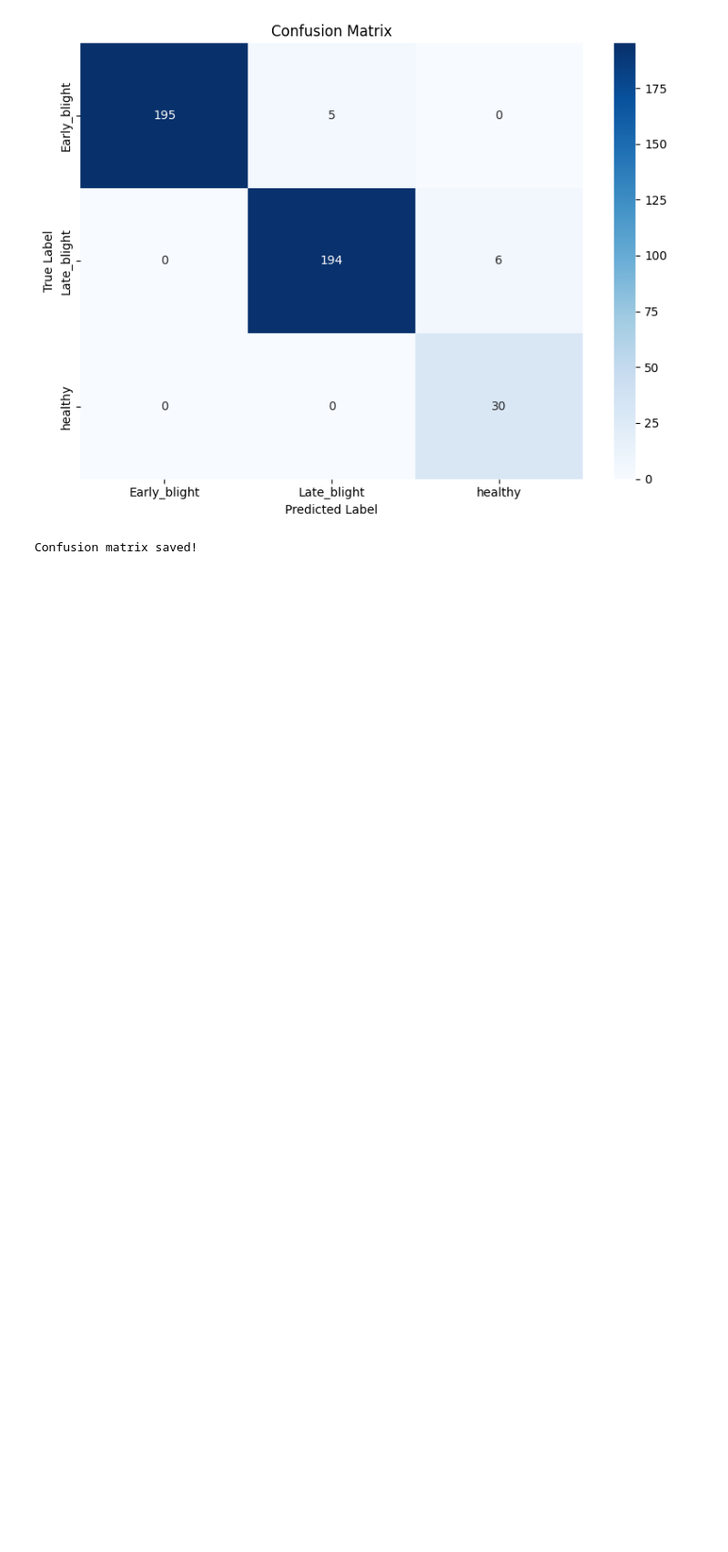
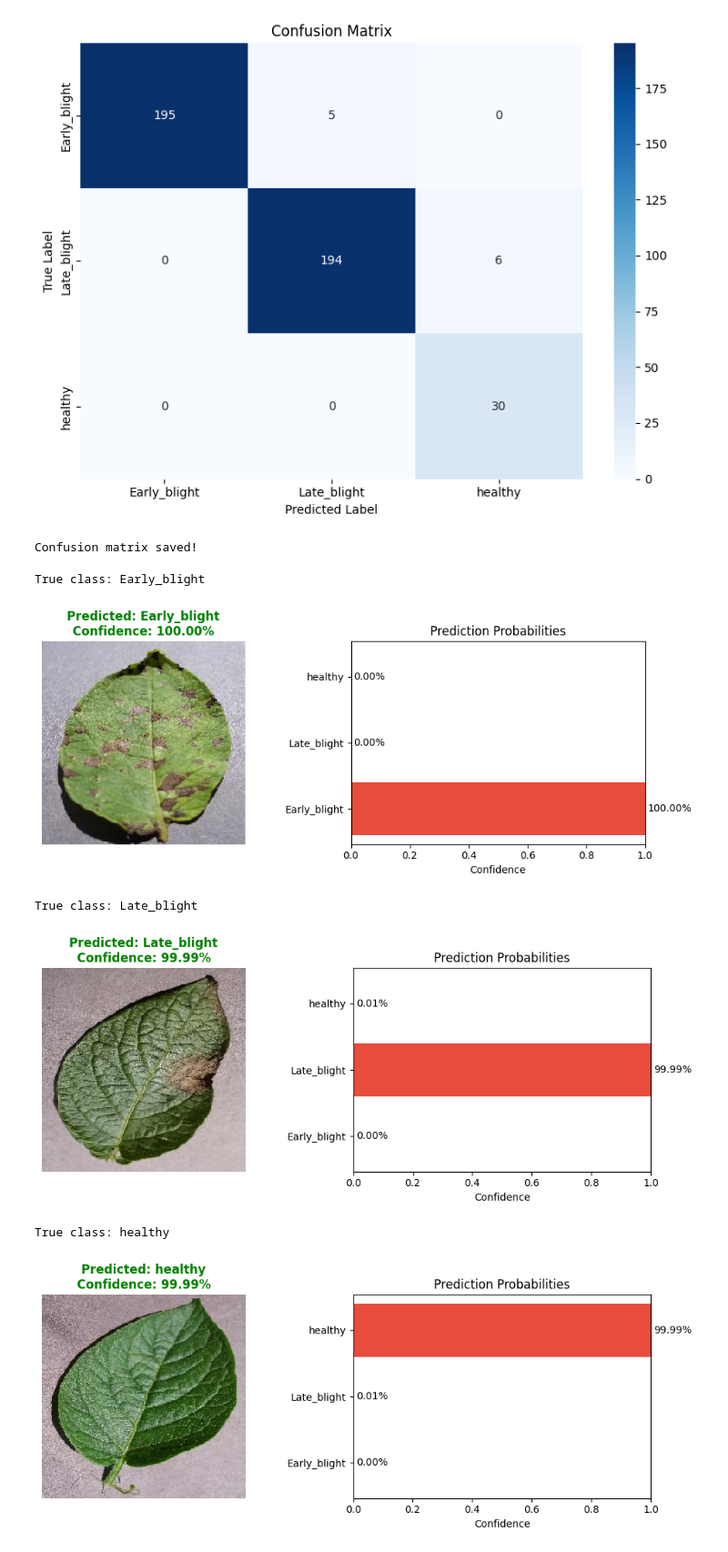
Before and after one commit to Mombinjenga/Potato-Disease-Detector, a Jupyter notebook: Potato_ML.ipynb, the cells around one changed output. Shown at 91% size. Drawn from its saved outputs; the diff is of its cells as text; code cells hidden in the pictures; blank space fills up the shorter version.

Commit message:
visualize model predictions with confidence scores

```diff
--- a/Potato_ML.ipynb
+++ b/Potato_ML.ipynb
@@ -521,3 +521,62 @@ Early_blight       1.00      0.97      0.99       200
 weighted avg       0.98      0.97      0.97       430
 [figure]
 Confusion matrix saved!
+# %%
+# visualize predictions on random images
+
+import random
+from tensorflow.keras.preprocessing.image import load_img, img_to_array
+
+def predict_image(model, img_path, class_names):
+    # load and prepare image
+    img = load_img(img_path, target_size=(224, 224))
+    img_array = img_to_array(img)
+    img_array = np.expand_dims(img_array, axis=0)  # add batch dimension
+
+    # get prediction
+    probs = model.predict(img_array, verbose=0)[0]
+    pred_idx = np.argmax(probs)
+    pred_class = class_names[pred_idx].replace('Potato___', '')
+    confidence = probs[pred_idx]
+
+    # display image and prediction
+    fig, (ax1, ax2) = plt.subplots(1, 2, figsize=(10, 4))
+
+    # show image
+    ax1.imshow(img)
+    ax1.axis('off')
+    ax1.set_title(f"Predicted: {pred_class}\nConfidence: {confidence:.2%}",
+                  fontsize=12, fontweight='bold',
+                  color='green' if confidence > 0.8 else 'orange')
+
+    # show confidence bars
+    short_names = [c.replace('Potato___', '') for c in class_names]
+    colors = ['#e74c3c' if i == pred_idx else '#3498db' for i in range(len(class_names))]
+    ax2.barh(short_names, probs, color=colors)
+    ax2.set_xlabel('Confidence')
+    ax2.set_title('Prediction Probabilities')
+    ax2.set_xlim(0, 1)
+    for i, v in enumerate(probs):
+        ax2.text(v + 0.01, i, f'{v:.2%}', va='center')
+
+    plt.tight_layout()
+    plt.show()
+
+# test on 3 random images from different classes
+class_names = list(val_generator.class_indices.keys())
+
+for folder in sorted(os.listdir(DATASET_PATH)):
+    folder_path = os.path.join(DATASET_PATH, folder)
+    if os.path.isdir(folder_path):
+        # pick a random image from each class
+        img_name = random.choice(os.listdir(folder_path))
+        img_path = os.path.join(folder_path, img_name)
+        print(f"True class: {folder.replace('Potato___', '')}")
+        predict_image(best_model, img_path, class_names)
+# %% [output]
+True class: Early_blight
+[figure, added]
+True class: Late_blight
+[figure, added]
+True class: healthy
+[figure, added]
```
